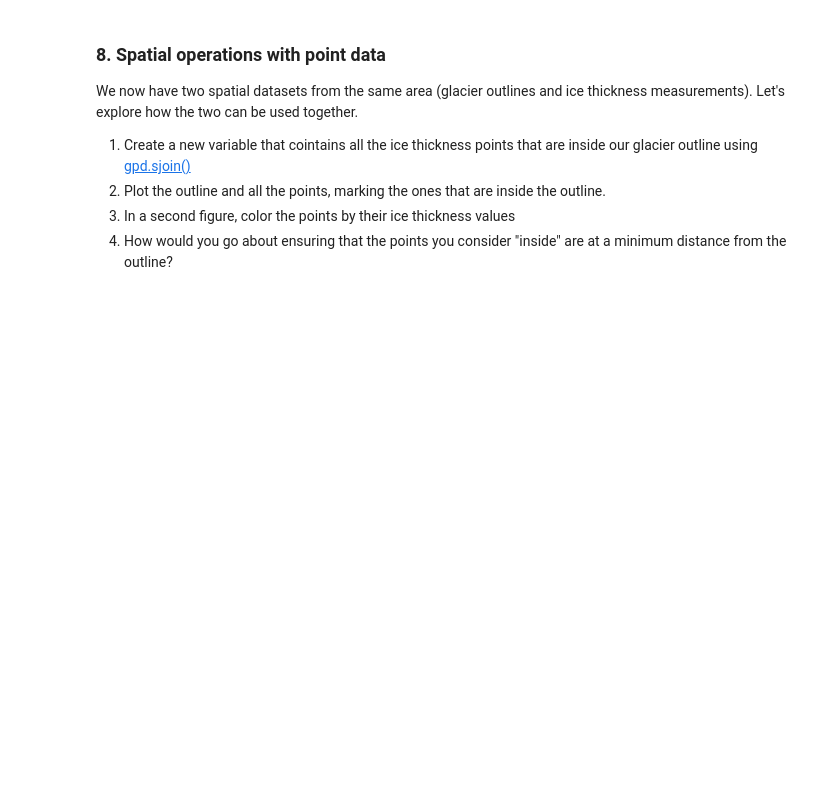
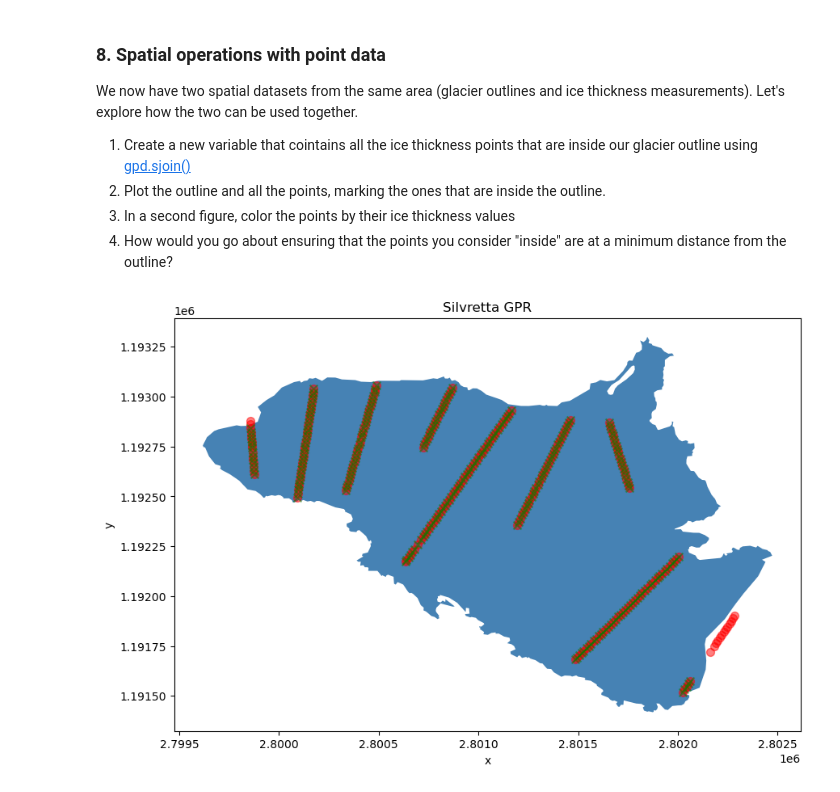
Before and after one commit to fquaren/CORDS, a Jupyter notebook: Workshop-Geodata-Processing/Working-with-vector-data.ipynb, the cells around one changed output. Cells and saved outputs as stored; diff of their text form; code cells hidden in the pictures; blank space fills up the shorter version.

```diff
--- a/Workshop-Geodata-Processing/Working-with-vector-data.ipynb
+++ b/Workshop-Geodata-Processing/Working-with-vector-data.ipynb
@@ -312,7 +372,7 @@ glathida = pd.read_csv('data/glathida-3.1.0/data/TTT.csv', low_memory=False)
 silvretta = glathida[glathida.GLACIER_NAME=='SILVRETTA']
 # %%
 # make into geopandas dataframe
-geometry = [Point(xy) for xy in zip(silvretta[...], silvretta[...])] #list-comprehension & zip() iterator on tuples of coordinates
+geometry = [Point(xy) for xy in zip(silvretta['POINT_LON'], silvretta['POINT_LAT'])] #list-comprehension & zip() iterator on tuples of coordinates
 silvretta_gdf = gpd.GeoDataFrame(silvretta, geometry=geometry)
 # %%
 # explore the crs
@@ -320,2 +382,2 @@ print("Current CRS:", silvretta_gdf.crs)
 # %%
-silvretta_gdf = silvretta_gdf.set_crs(epsg=..., inplace=True)
+silvretta_gdf = silvretta_gdf.set_crs(epsg=4326, inplace=True)
@@ -322,6 +401,6 @@ silvretta_gdf = silvretta_gdf.set_crs(epsg=..., inplace=True)
 # %%
 # reproject to Swiss Coordinate System LV95
-silvretta_lv95 = silvretta_gdf.to_crs(epsg=...)
+silvretta_lv95 = silvretta_gdf.to_crs(epsg=2056)
 # %% [markdown]
 ### 8. Spatial operations with point data
 
@@ -334,19 +413,21 @@ We now have two spatial datasets from the same area (glacier outlines and ice th
 # %%
 # Find the points that are inside the polygon
 # Step 1: Spatial Join
-points_inside = gpd.sjoin(..., ..., predicate=...)
+points_inside = gpd.sjoin(silvretta_lv95, silv_outline, predicate='within')
 # %%
 # Let's save these for future use!
 points_inside.to_file('data/glathida_inside_sgi.geojson', driver='GeoJSON')
 # %%
 fig, ax = plt.subplots(figsize=(10, 10))
-silvretta_lv95.plot(ax=ax, marker=..., color=..., markersize..., alpha=..., zorder=1)
-points_inside.plot(ax=ax, marker=..., color=..., markersize=..., alpha=..., zorder=2)
+silvretta_lv95.plot(ax=ax, marker='o', color='r', markersize=50, alpha=.5, zorder=1)
+points_inside.plot(ax=ax, marker='x', color='g', markersize=50, alpha=.5, zorder=2)
 silv_outline.plot(ax=ax, color='steelblue', zorder=0)
 plt.title('Silvretta GPR')
 plt.xlabel('x')
 plt.ylabel('y')
 plt.show()
+# %% [output]
+[figure, added]
 # %%
 # Now lets look at the ice thickness values for the points inside our outline
 fig, ax = plt.subplots(figsize=(10, 10))
```
Also changed, not shown: parts of 13 cells of this notebook, 1 other file.
